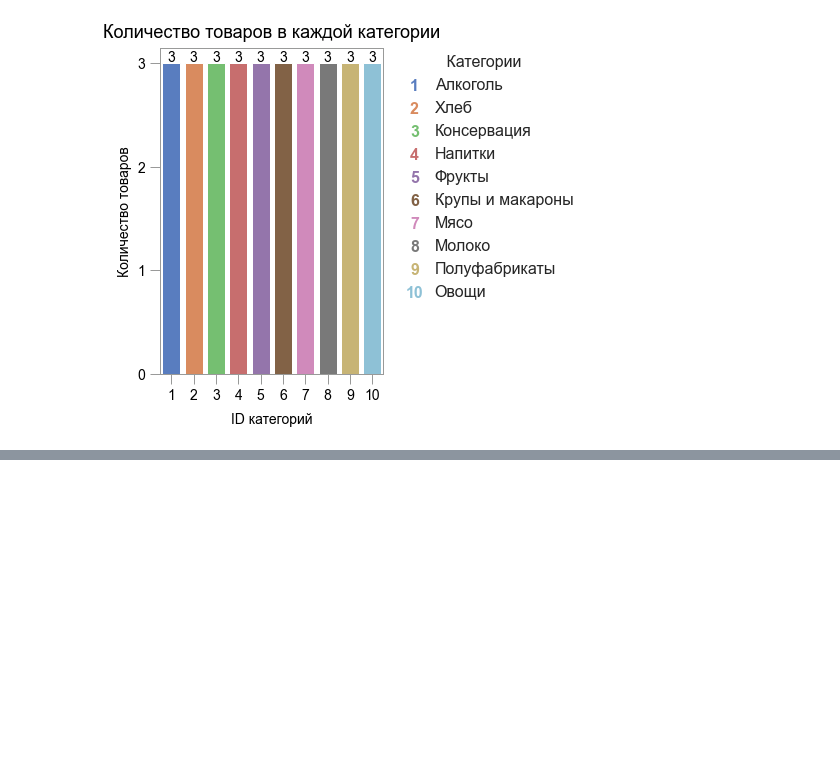
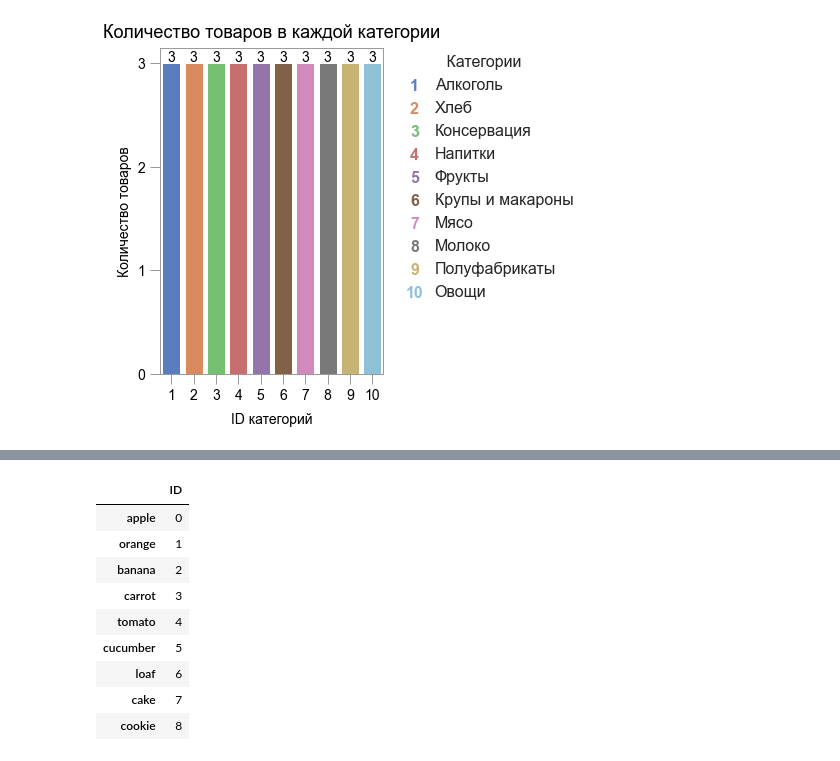
Before and after one commit to Eorthus/stud, a Jupyter notebook: Untitled1.ipynb, the cells around one changed output, grey strips where cells are left out. Cells and saved outputs as stored; diff of their text form; code cells hidden in the pictures; blank space fills up the shorter version.

```diff
--- a/Untitled1.ipynb
+++ b/Untitled1.ipynb
@@ -396,0 +1292,17 @@ TypeError: a bytes-like object is required, not 'str'
+# %%
+
+dict_dep = {'apple':0, 'orange':1, 'banana':2, 'carrot':3, 'tomato':4, 'cucumber':5, 'loaf':6, 'cake':7, 'cookie':8}
+
+dict_dep = pd.DataFrame.from_dict(dict_dep, orient = 'index', columns = ['ID'])
+dict_dep.head(None) # Отображение первых N строк или все если указать None
+# %% [output]
+|  | ID |
+| apple | 0 |
+| orange | 1 |
+| banana | 2 |
+| carrot | 3 |
+| tomato | 4 |
+| cucumber | 5 |
+| loaf | 6 |
+| cake | 7 |
+| cookie | 8 |
```
Also changed, not shown: parts of 25 cells of this notebook.
